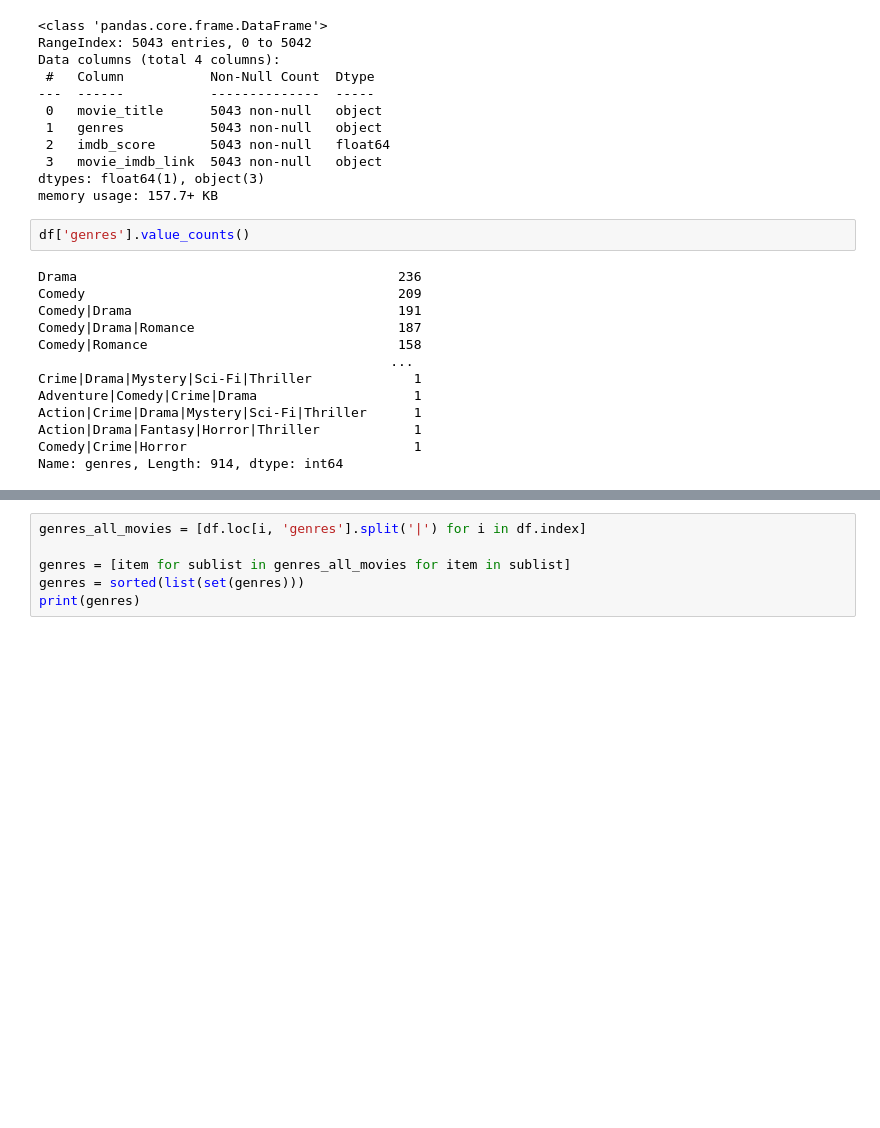
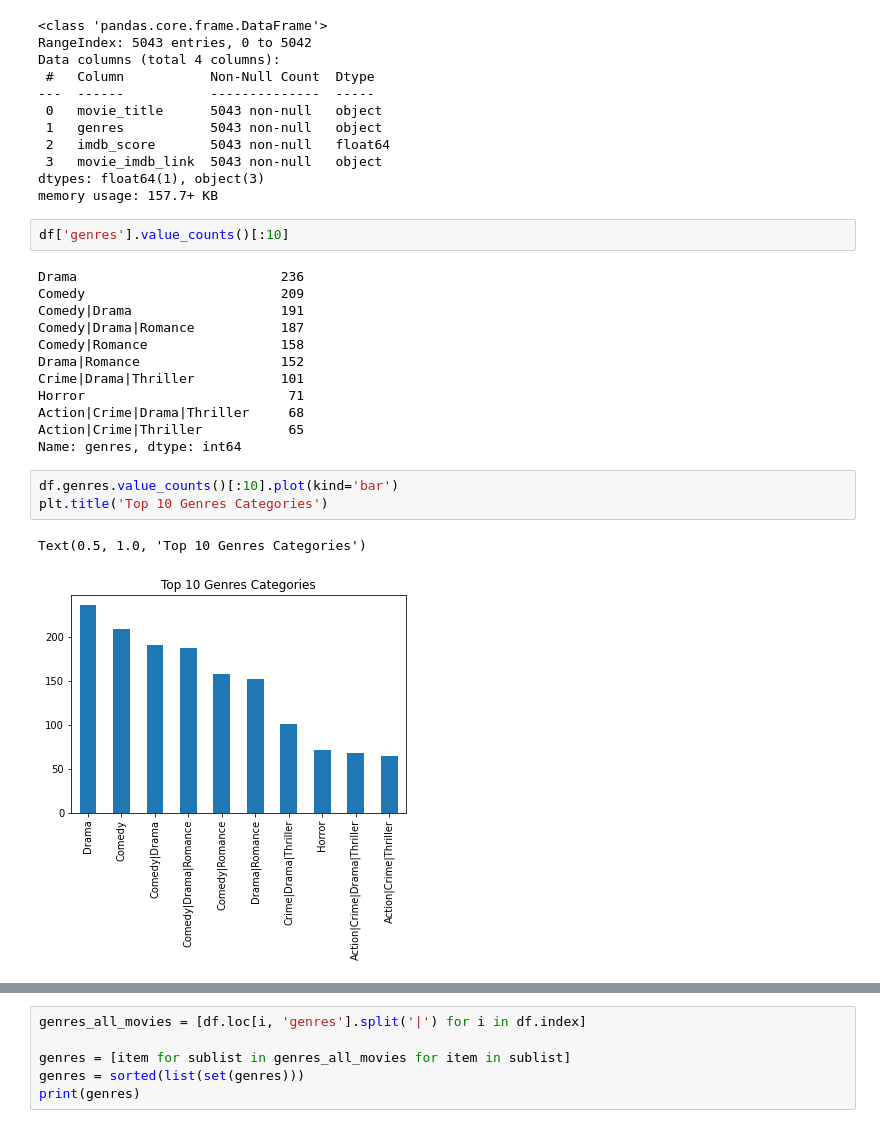
Before and after one commit to ebereanuebunwa/NG-30-Days-Of-Learning, a Jupyter notebook: movie-recommendation-app/notebook.ipynb, the cells around one changed output, grey strips where cells are left out. Drawn from its saved outputs; the diff is of its cells as text; blank space fills up the shorter version.

Commit message:
Project Changes: - Added some visualizations(notebook.ipynb) - Saved my json files properly - Modified the App.py file and Classifier.py file with some new   comments

```diff
--- a/movie-recommendation-app/notebook.ipynb
+++ b/movie-recommendation-app/notebook.ipynb
@@ -125,17 +132,22 @@ Data columns (total 4 columns):
 dtypes: float64(1), object(3)
 memory usage: 157.7+ KB
 # %%
-df['genres'].value_counts()
+df['genres'].value_counts()[:10]
 # %% [output]
-Drama                                         236
-Comedy                                        209
-Comedy|Drama                                  191
-Comedy|Drama|Romance                          187
-Comedy|Romance                                158
-                                             ...
-Crime|Drama|Mystery|Sci-Fi|Thriller             1
-Adventure|Comedy|Crime|Drama                    1
-Action|Crime|Drama|Mystery|Sci-Fi|Thriller      1
-Action|Drama|Fantasy|Horror|Thriller            1
-Comedy|Crime|Horror                             1
-Name: genres, Length: 914, dtype: int64
+Drama                          236
+Comedy                         209
+Comedy|Drama                   191
+Comedy|Drama|Romance           187
+Comedy|Romance                 158
+Drama|Romance                  152
+Crime|Drama|Thriller           101
+Horror                          71
+Action|Crime|Drama|Thriller     68
+Action|Crime|Thriller           65
+Name: genres, dtype: int64
+# %%
+df.genres.value_counts()[:10].plot(kind='bar')
+plt.title('Top 10 Genres Categories')
+# %% [output]
+Text(0.5, 1.0, 'Top 10 Genres Categories')
+[figure, added]
```
Also changed, not shown: parts of 8 cells of this notebook, 3 other files.
